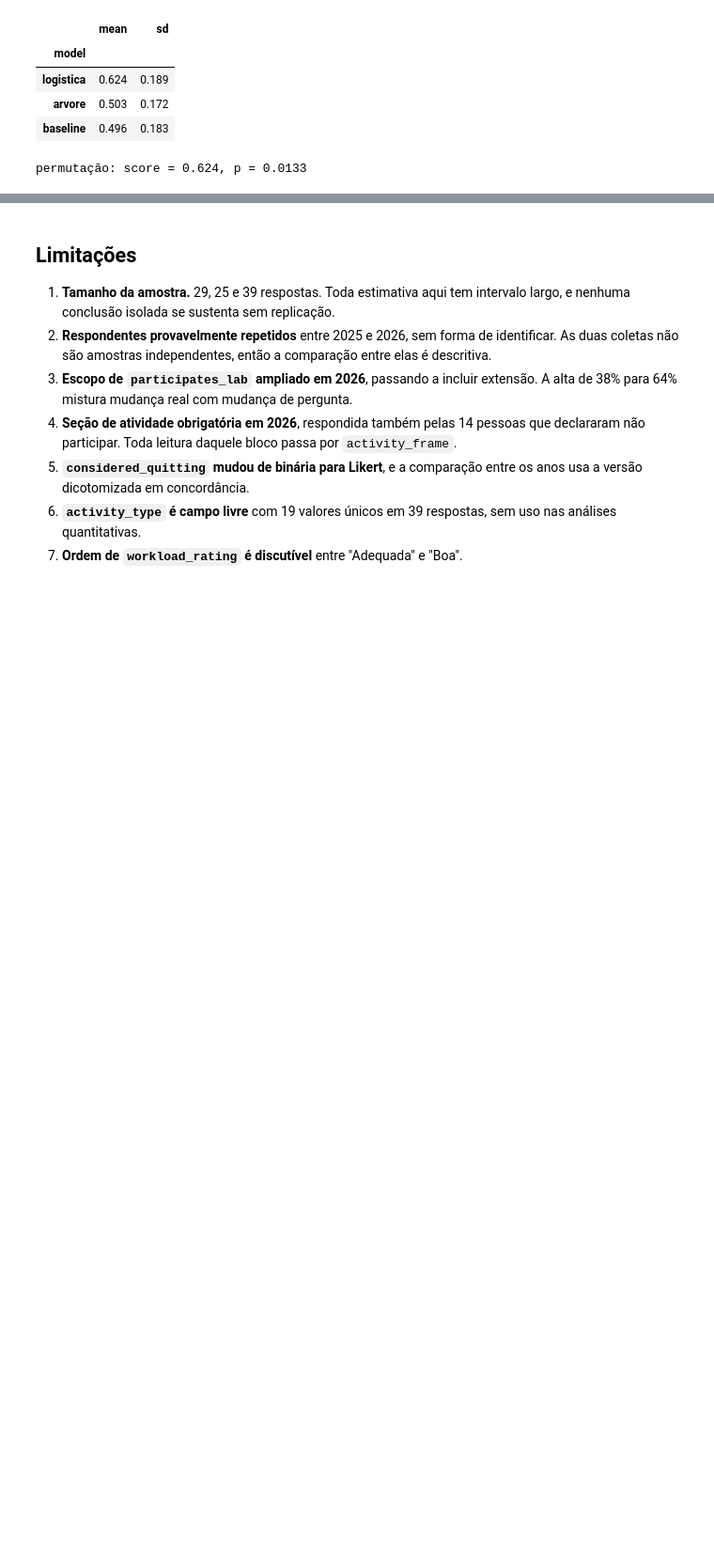
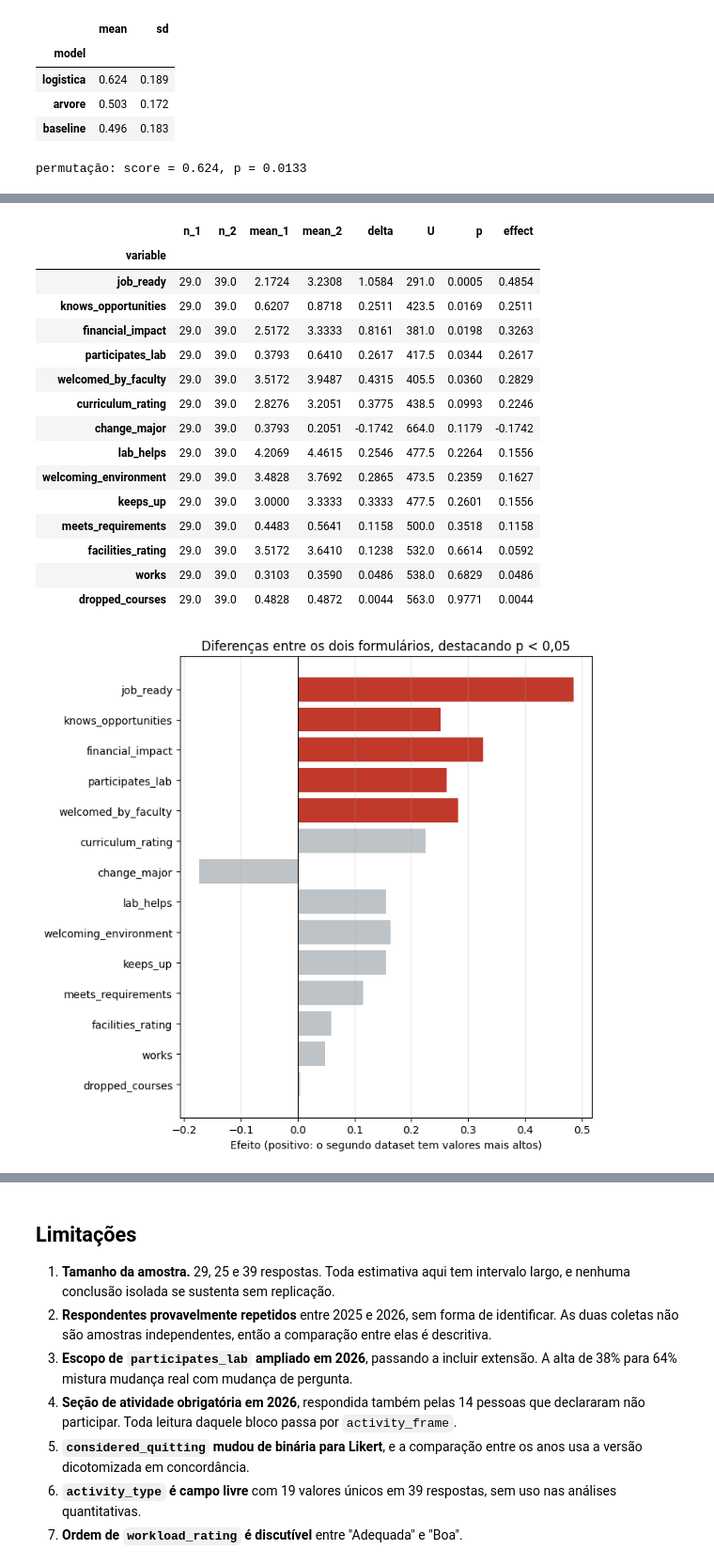
Before and after one commit to Gabriel-c0Nsp/analise-motivacao, a Jupyter notebook: analise-motivacao.ipynb, the cells around one changed output, grey strips where cells are left out. Shown at 94% size. Drawn from its saved outputs; the diff is of its cells as text; code cells hidden in the pictures; blank space fills up the shorter version.

```diff
--- a/analise-motivacao.ipynb
+++ b/analise-motivacao.ipynb
@@ -917,0 +1029,22 @@ permutação: score = 0.624, p = 0.0133
+# %%
+evolucao = compare_datasets(students_2025_06, students_researchers_2026_04)
+display(evolucao.round(4))
+plot_dataset_comparison(evolucao);
+# %% [output]
+|  | n_1 | n_2 | mean_1 | mean_2 | delta | U | p | effect |
+| variable |  |  |  |  |  |  |  |  |
+| job_ready | 29.0 | 39.0 | 2.1724 | 3.2308 | 1.0584 | 291.0 | 0.0005 | 0.4854 |
+| knows_opportunities | 29.0 | 39.0 | 0.6207 | 0.8718 | 0.2511 | 423.5 | 0.0169 | 0.2511 |
+| financial_impact | 29.0 | 39.0 | 2.5172 | 3.3333 | 0.8161 | 381.0 | 0.0198 | 0.3263 |
+| participates_lab | 29.0 | 39.0 | 0.3793 | 0.6410 | 0.2617 | 417.5 | 0.0344 | 0.2617 |
+| welcomed_by_faculty | 29.0 | 39.0 | 3.5172 | 3.9487 | 0.4315 | 405.5 | 0.0360 | 0.2829 |
+| curriculum_rating | 29.0 | 39.0 | 2.8276 | 3.2051 | 0.3775 | 438.5 | 0.0993 | 0.2246 |
+| change_major | 29.0 | 39.0 | 0.3793 | 0.2051 | -0.1742 | 664.0 | 0.1179 | -0.1742 |
+| lab_helps | 29.0 | 39.0 | 4.2069 | 4.4615 | 0.2546 | 477.5 | 0.2264 | 0.1556 |
+| welcoming_environment | 29.0 | 39.0 | 3.4828 | 3.7692 | 0.2865 | 473.5 | 0.2359 | 0.1627 |
+| keeps_up | 29.0 | 39.0 | 3.0000 | 3.3333 | 0.3333 | 477.5 | 0.2601 | 0.1556 |
+| meets_requirements | 29.0 | 39.0 | 0.4483 | 0.5641 | 0.1158 | 500.0 | 0.3518 | 0.1158 |
+| facilities_rating | 29.0 | 39.0 | 3.5172 | 3.6410 | 0.1238 | 532.0 | 0.6614 | 0.0592 |
+| works | 29.0 | 39.0 | 0.3103 | 0.3590 | 0.0486 | 538.0 | 0.6829 | 0.0486 |
+| dropped_courses | 29.0 | 39.0 | 0.4828 | 0.4872 | 0.0044 | 563.0 | 0.9771 | 0.0044 |
+[figure, added]
```
Also changed, not shown: parts of 19 cells of this notebook, 6 other files.
